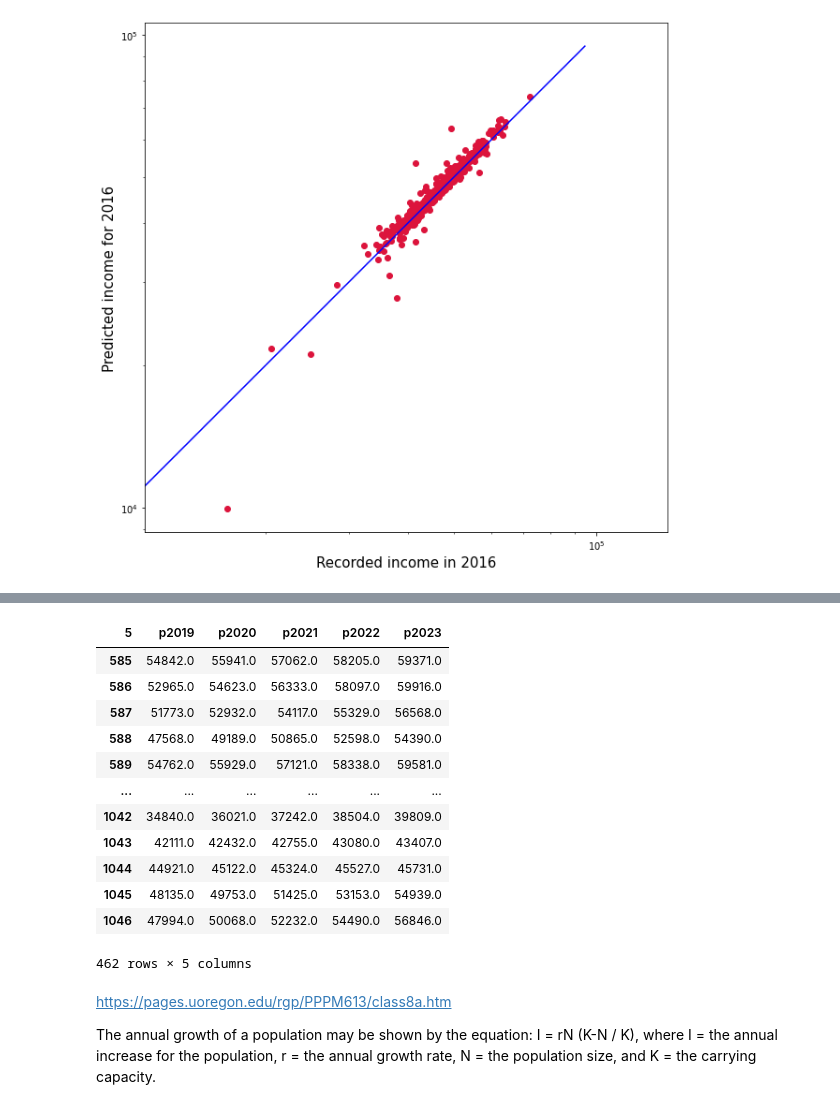
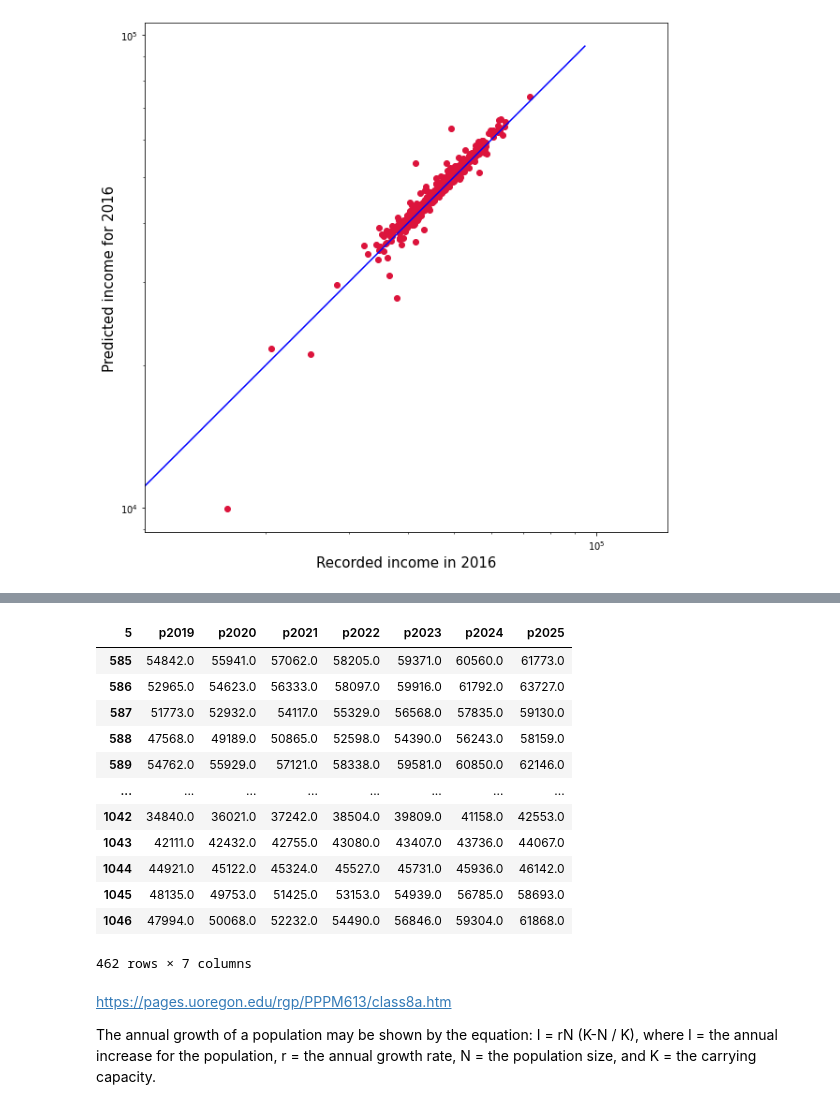
Before and after one commit to MAST30034-Applied-Data-Science/generic-real-estate-consulting-project-group-9, a Jupyter notebook: notebooks/income_prediction.ipynb, the cells around one changed output, grey strips where cells are left out. Drawn from its saved outputs; the diff is of its cells as text; code cells hidden in the pictures.

```diff
--- a/notebooks/income_prediction.ipynb
+++ b/notebooks/income_prediction.ipynb
@@ -179,22 +158,24 @@ df_income_2['p2020'] = round(df_income_2['p2019']*(1+(df_income_2['p2019'] - df_
 df_income_2['p2021'] = round(df_income_2['p2020']*(1+(df_income_2['p2020'] - df_income_2['p2019'])/df_income_2['p2019']))
 df_income_2['p2022'] = round(df_income_2['p2021']*(1+(df_income_2['p2021'] - df_income_2['p2020'])/df_income_2['p2020']))
 df_income_2['p2023'] = round(df_income_2['p2022']*(1+(df_income_2['p2022'] - df_income_2['p2021'])/df_income_2['p2021']))
+df_income_2['p2024'] = round(df_income_2['p2023']*(1+(df_income_2['p2023'] - df_income_2['p2022'])/df_income_2['p2022']))
+df_income_2['p2025'] = round(df_income_2['p2024']*(1+(df_income_2['p2024'] - df_income_2['p2023'])/df_income_2['p2023']))
 # %%
-df_income_2[['p2019','p2020','p2021','p2022','p2023']]
+df_income_2[['p2019','p2020','p2021','p2022','p2023','p2024','p2025']]
 # %% [output]
-| 5 | p2019 | p2020 | p2021 | p2022 | p2023 |
-| 585 | 54842.0 | 55941.0 | 57062.0 | 58205.0 | 59371.0 |
-| 586 | 52965.0 | 54623.0 | 56333.0 | 58097.0 | 59916.0 |
-| 587 | 51773.0 | 52932.0 | 54117.0 | 55329.0 | 56568.0 |
-| 588 | 47568.0 | 49189.0 | 50865.0 | 52598.0 | 54390.0 |
-| 589 | 54762.0 | 55929.0 | 57121.0 | 58338.0 | 59581.0 |
-| ... | ... | ... | ... | ... | ... |
-| 1042 | 34840.0 | 36021.0 | 37242.0 | 38504.0 | 39809.0 |
-| 1043 | 42111.0 | 42432.0 | 42755.0 | 43080.0 | 43407.0 |
-| 1044 | 44921.0 | 45122.0 | 45324.0 | 45527.0 | 45731.0 |
-| 1045 | 48135.0 | 49753.0 | 51425.0 | 53153.0 | 54939.0 |
-| 1046 | 47994.0 | 50068.0 | 52232.0 | 54490.0 | 56846.0 |
+| 5 | p2019 | p2020 | p2021 | p2022 | p2023 | p2024 | p2025 |
+| 585 | 54842.0 | 55941.0 | 57062.0 | 58205.0 | 59371.0 | 60560.0 | 61773.0 |
+| 586 | 52965.0 | 54623.0 | 56333.0 | 58097.0 | 59916.0 | 61792.0 | 63727.0 |
+| 587 | 51773.0 | 52932.0 | 54117.0 | 55329.0 | 56568.0 | 57835.0 | 59130.0 |
+| 588 | 47568.0 | 49189.0 | 50865.0 | 52598.0 | 54390.0 | 56243.0 | 58159.0 |
+| 589 | 54762.0 | 55929.0 | 57121.0 | 58338.0 | 59581.0 | 60850.0 | 62146.0 |
+| ... | ... | ... | ... | ... | ... | ... | ... |
+| 1042 | 34840.0 | 36021.0 | 37242.0 | 38504.0 | 39809.0 | 41158.0 | 42553.0 |
+| 1043 | 42111.0 | 42432.0 | 42755.0 | 43080.0 | 43407.0 | 43736.0 | 44067.0 |
+| 1044 | 44921.0 | 45122.0 | 45324.0 | 45527.0 | 45731.0 | 45936.0 | 46142.0 |
+| 1045 | 48135.0 | 49753.0 | 51425.0 | 53153.0 | 54939.0 | 56785.0 | 58693.0 |
+| 1046 | 47994.0 | 50068.0 | 52232.0 | 54490.0 | 56846.0 | 59304.0 | 61868.0 |
-462 rows × 5 columns
+462 rows × 7 columns
 # %% [markdown]
 https://pages.uoregon.edu/rgp/PPPM613/class8a.htm
 
```
Also changed, not shown: parts of 3 cells of this notebook, 1 other file.
